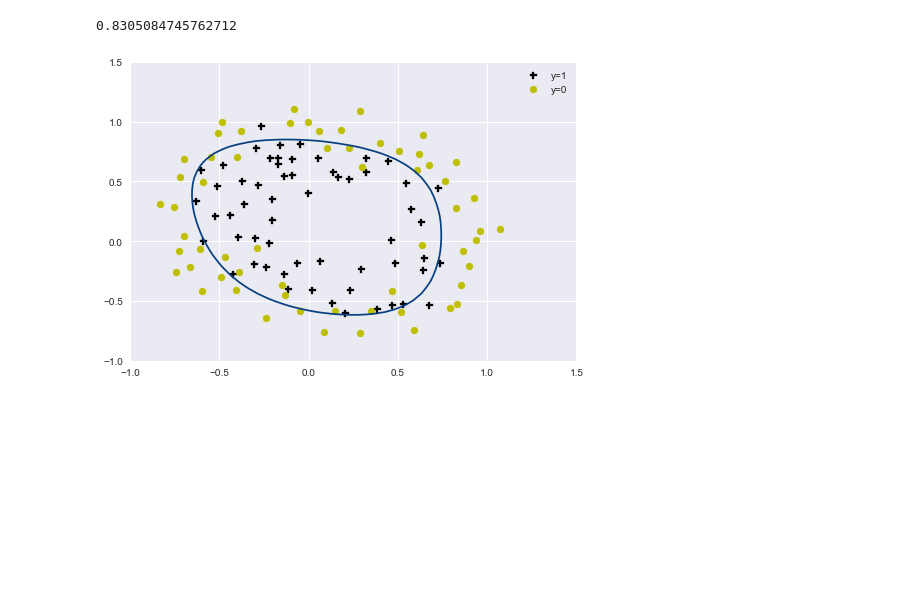
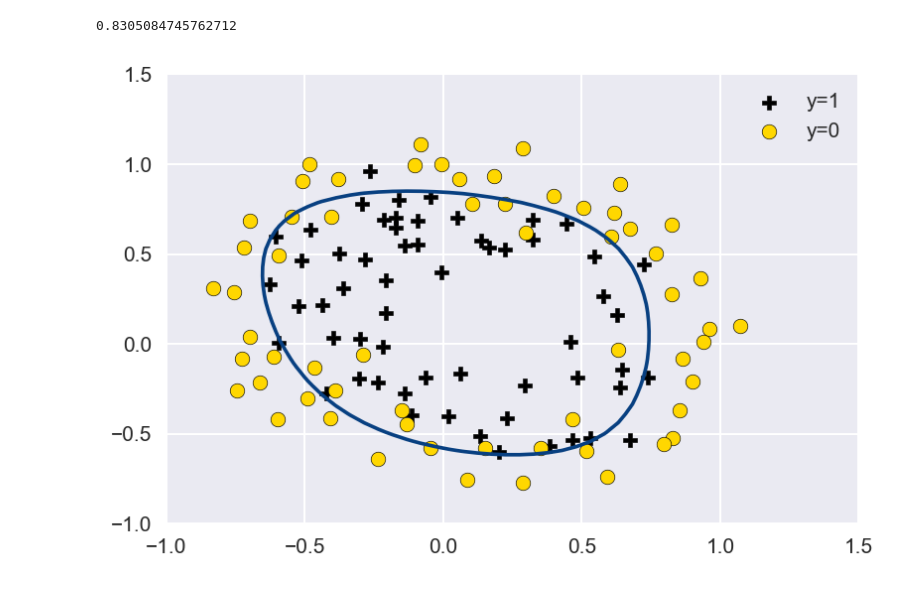
Before and after one commit to reza-sohrabi/Coursera-Machine-Learning-in-Python, a Jupyter notebook: Excercise 2/ex2.ipynb, the cells around one changed output. Saved outputs shown, nothing was run; the diff lists cells and outputs as text; code cells hidden in the pictures; blank space fills up the shorter version.

```diff
--- a/Excercise 2/ex2.ipynb
+++ b/Excercise 2/ex2.ipynb
@@ -72,14 +79,11 @@ plt.show()
 # %%
-data = pd.read_csv('ex2data2.txt', header=None)
-data = (data.values)
-X = data[:, 0:2]
-degree = 6
-out = np.ones((len(X), 1))
-for i in range(1, degree+1):
-    for j in range(0, i+1):
-        temp = (X[:, 0]**(i-j))*(X[:, 1]**j)
-        out = np.concatenate((out, temp[:, np.newaxis]), 1)
-Y = data[:, 2]
+def poly_features(X, degree=6):
+    out = np.ones((len(X), 1))
+    for i in range(1, degree+1):
+        for j in range(0, i+1):
+            temp = (X[:, 0]**(i-j))*(X[:, 1]**j)
+            out = np.concatenate((out, temp[:, np.newaxis]), 1)
+    return out
 # %%
 def cost_reg(theta, X,Y,lamb):
     posX=X[Y==1,:]
@@ -95,6 +99,8 @@ def grad_reg(theta, X,Y,lamb):
     grad[1:]=grad[1:]+lamb/m*(theta[1:])
     return grad
 # %%
+degree=6
+out= poly_features(X, degree)
 theta=np.zeros((out.shape[1],))
 x=minimize(cost_reg, theta, args=(out,Y,1.), method='BFGS', jac=grad_reg,\
                 options={'gtol': 1e-6, 'disp': False})
@@ -106,30 +112,30 @@ np.mean(pred.ravel()==Y)
 # %%
 u = np.linspace(-1, 1.5, 50)
 v = np.linspace(-1, 1.5, 50)
 
 
 z = np.zeros((len(u), len(v)))
 
 for i in range(0, len(u)):
     for j in range(0, len(v)):
         t = 1
         for k in range(1, degree+1):
             for l in range(0, k+1):
                 temp = (u[i]**(k-l))*(v[j]**l)
                 t = np.append(t, temp)
         z[i, j] = t.dot(theta_[:, np.newaxis])
 
 
 z = z.T
+
+from matplotlib import cm
+posX = X[Y == 1, :]
+negX = X[Y == 0, :]
+plt.scatter(posX[:, 0], posX[:, 1], marker='P', color='k', label='y=1')
+plt.scatter(negX[:, 0], negX[:, 1], marker='o',
+            color='gold', label='y=0', edgecolor='k')
+plt.contour(u, v, z, [0], cmap=cm.GnBu_r)
+plt.legend()
+plt.show()
+# %% [output]
+[figure, added]
-# %%
-from matplotlib import cm
-posX = X[Y == 1, :]
-negX = X[Y == 0, :]
-plt.scatter(posX[:, 0], posX[:, 1], marker='P', color='k', label='y=1')
-plt.scatter(negX[:, 0], negX[:, 1], marker='o',
-            color='y', label='y=0')
-plt.contour(u, v, z, [0], cmap=cm.GnBu_r)
-plt.legend()
-plt.show()
-# %% [output]
-[figure, removed]
```
Also changed, not shown: parts of 4 cells of this notebook.
